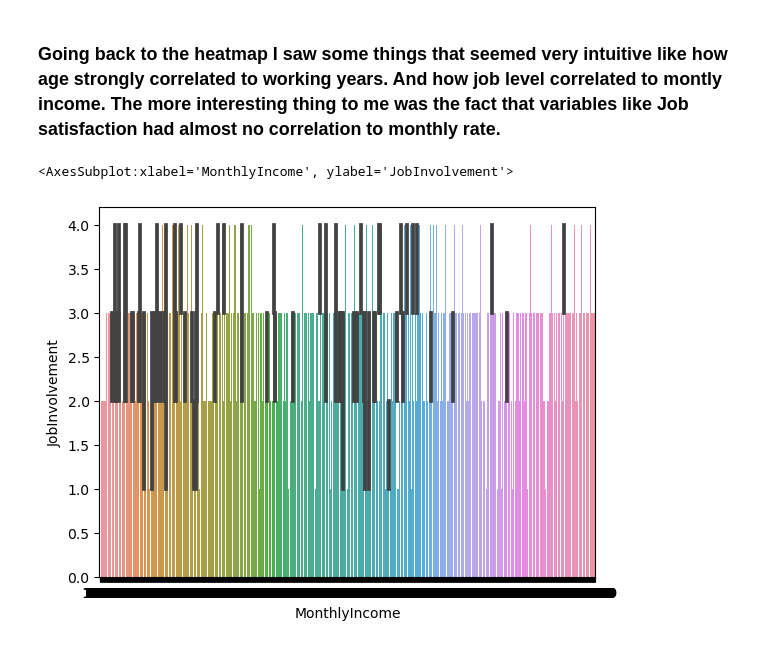
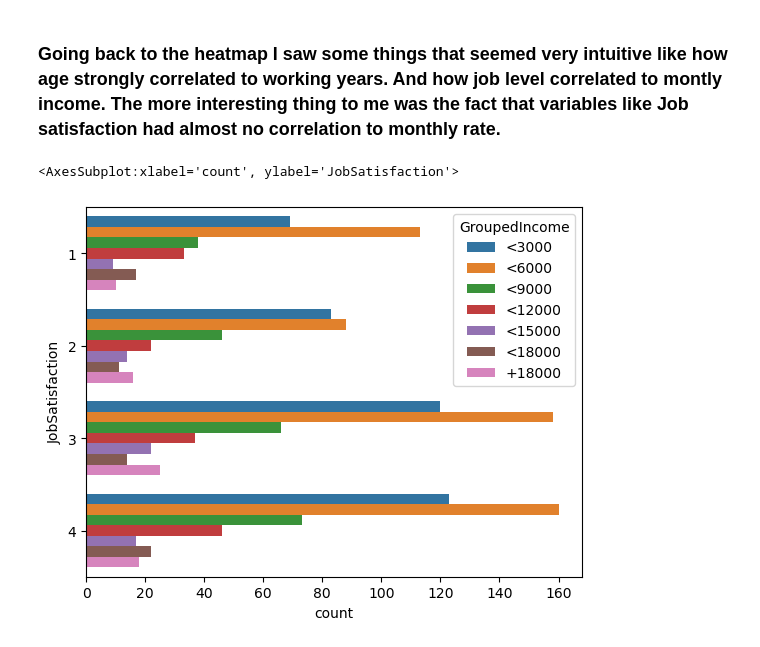
Before and after one commit to ubco-W2022T1-cosc301/project-group24, a Jupyter notebook: notebooks/milestone3task4-1.ipynb, the cells around one changed output. Drawn from its saved outputs; the diff is of its cells as text; code cells hidden in the pictures.

```diff
--- a/notebooks/milestone3task4-1.ipynb
+++ b/notebooks/milestone3task4-1.ipynb
@@ -24,8 +24,21 @@ sns.countplot(data=dataset,order=data_order, y='WorkLifeBalance', hue='JobInvolv
 [figure]
 # %% [markdown]
 ### Going back to the heatmap I saw some things that seemed very intuitive like how age strongly correlated to working years. And how job level correlated to montly income. The more interesting thing to me was the fact that variables like Job satisfaction had almost no correlation to monthly rate.
-# %%
-sns.barplot(dataset,x="MonthlyIncome",y="JobInvolvement")
-# %% [output]
-<AxesSubplot:xlabel='MonthlyIncome', ylabel='JobInvolvement'>
-[figure, removed]
+# %%
+dataset["GroupedIncome"]= np.nan
+conditions = [
+    (dataset["MonthlyIncome"] <= 3000),
+    (dataset["MonthlyIncome"] > 3000) & (dataset["MonthlyIncome"] <= 6000),
+    (dataset["MonthlyIncome"] > 6000) & (dataset["MonthlyIncome"] <= 9000),
+    (dataset["MonthlyIncome"] > 9000) & (dataset["MonthlyIncome"] <= 12000),
+    (dataset["MonthlyIncome"] > 12000) & (dataset["MonthlyIncome"] <= 15000),
+    (dataset["MonthlyIncome"] > 15000) & (dataset["MonthlyIncome"] <= 18000),
+    (dataset["MonthlyIncome"] > 18000)
+    ]
+values=["<3000","<6000","<9000","<12000","<15000","<18000","+18000"]
+dataset["GroupedIncome"]= np.select(conditions,values)
+sns.countplot(data=dataset, y='JobSatisfaction', hue='GroupedIncome',hue_order=values)
+#sns.barplot(dataset,x="MonthlyIncome",y="JobInvolvement")
+# %% [output]
+<AxesSubplot:xlabel='count', ylabel='JobSatisfaction'>
+[figure, added]
```
Also changed, not shown: parts of 5 cells of this notebook, 3 other files.
